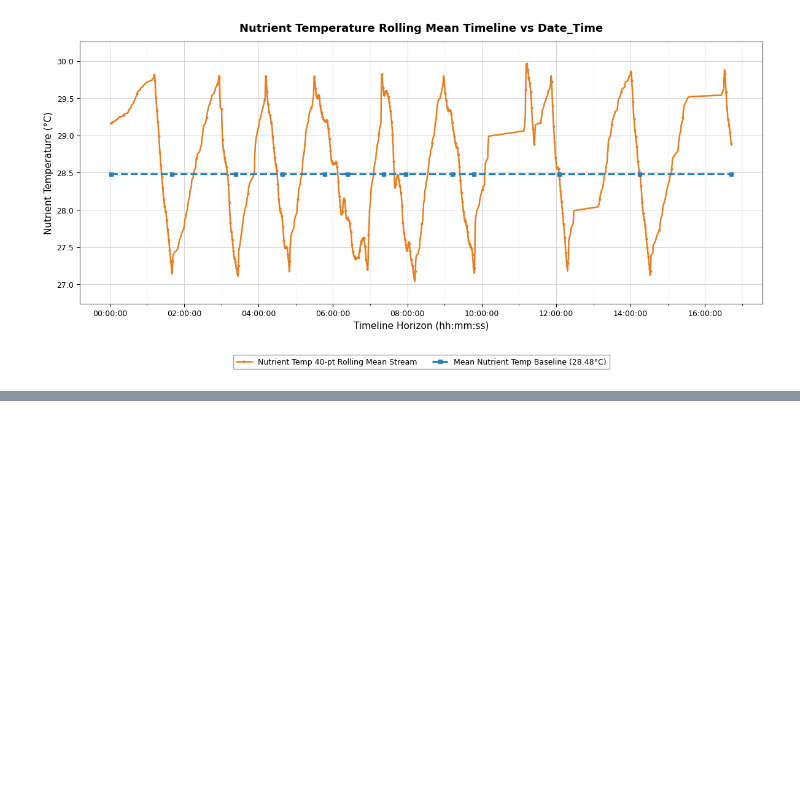
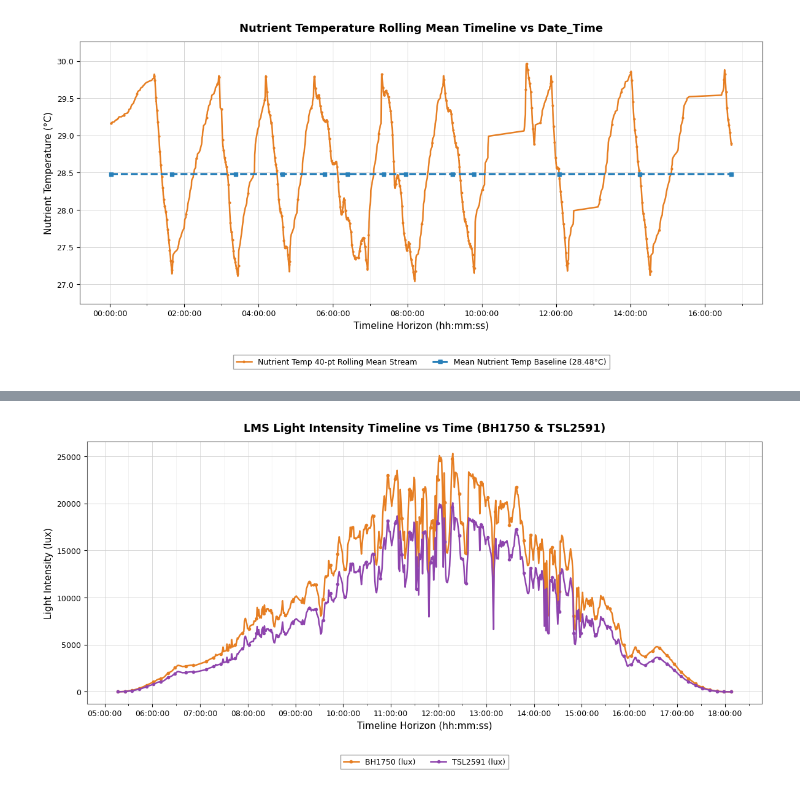
Before and after one commit to BitnBolt/hydroponics-ML, a Jupyter notebook: graph-2.0/graph.ipynb, the cells around one changed output, grey strips where cells are left out. Saved outputs shown, nothing was run; the diff lists cells and outputs as text; code cells hidden in the pictures; blank space fills up the shorter version.

```diff
--- a/graph-2.0/graph.ipynb
+++ b/graph-2.0/graph.ipynb
@@ -356,3 +356,90 @@ Rows: 5086
 Time range: 2025-08-12 00:01:46.868000 → 2025-08-12 16:42:42.978000
 Mean Nutrient Temp Rolling Mean: 28.48°C
 [figure]
+# %%
+# Load LMS lux sensor data and plot Time vs BH1750 & TSL2591 (same style)
+lms_path = Path(r"Excel file and expected graph form/LMS/LMS.xlsx")
+df_lms = pd.read_excel(lms_path)
+
+# Combine Date + Time into a single datetime column
+df_lms["Date_Time"] = pd.to_datetime(
+    df_lms["Date"].dt.strftime("%Y-%m-%d") + " " + df_lms["Time"].astype(str).str.strip(),
+    format="%Y-%m-%d %I:%M:%S %p",
+)
+df_lms = df_lms.sort_values("Date_Time").reset_index(drop=True)
+
+print(f"Rows: {len(df_lms)}")
+print(f"Time range: {df_lms['Date_Time'].min()} → {df_lms['Date_Time'].max()}")
+print(f"BH1750 range: {df_lms['BH1750'].min()} – {df_lms['BH1750'].max()}")
+print(f"TSL2591 range: {df_lms['TSL2591'].min()} – {df_lms['TSL2591'].max()}")
+
+fig, ax = plt.subplots(figsize=(12, 6), facecolor="white")
+ax.set_facecolor("white")
+
+mark_every = max(len(df_lms) // 80, 1)
+
+# BH1750 stream (orange)
+ax.plot(
+    df_lms["Date_Time"],
+    df_lms["BH1750"],
+    color="#e67e22",
+    linewidth=1.8,
+    marker="o",
+    markersize=3,
+    markevery=mark_every,
+    markerfacecolor="#e67e22",
+    markeredgecolor="#e67e22",
+    label="BH1750 (lux)",
+)
+
+# TSL2591 stream (purple)
+ax.plot(
+    df_lms["Date_Time"],
+    df_lms["TSL2591"],
+    color="#8e44ad",
+    linewidth=1.8,
+    marker="o",
+    markersize=3,
+    markevery=mark_every,
+    markerfacecolor="#8e44ad",
+    markeredgecolor="#8e44ad",
+    label="TSL2591 (lux)",
+)
+
+# Title & axis labels
+ax.set_title(
+    "LMS Light Intensity Timeline vs Time (BH1750 & TSL2591)",
+    fontsize=13,
+    fontweight="bold",
+    pad=12,
+)
+ax.set_xlabel("Timeline Horizon (hh:mm:ss)", fontsize=11)
+ax.set_ylabel("Light Intensity (lux)", fontsize=11)
+
+# Axis formatting
+ax.xaxis.set_major_locator(mdates.HourLocator(interval=1))
+ax.xaxis.set_minor_locator(mdates.MinuteLocator(byminute=[0, 30]))
+ax.xaxis.set_major_formatter(mdates.DateFormatter("%H:%M:%S"))
+ax.tick_params(axis="both", labelsize=9)
+
+# Light grid like reference
+ax.grid(True, which="major", linestyle="-", linewidth=0.6, color="#d0d0d0")
+ax.grid(True, which="minor", linestyle="-", linewidth=0.4, color="#e8e8e8")
+
+for spine in ax.spines.values():
+    spine.set_color("#555555")
+
+# Legend below plot
+ax.legend(
+    loc="upper center",
+    bbox_to_anchor=(0.5, -0.18),
+    ncol=2,
+    frameon=True,
+    fancybox=False,
+    edgecolor="#888888",
+    fontsize=9,
+)
+
+plt.tight_layout()
+plt.show()
+# %% [output]
@@ -358,0 +450 @@ Mean Nutrient Temp Rolling Mean: 28.48°C
+[figure, added]
```
Also changed, not shown: parts of 1 cell of this notebook, 1 other file.
